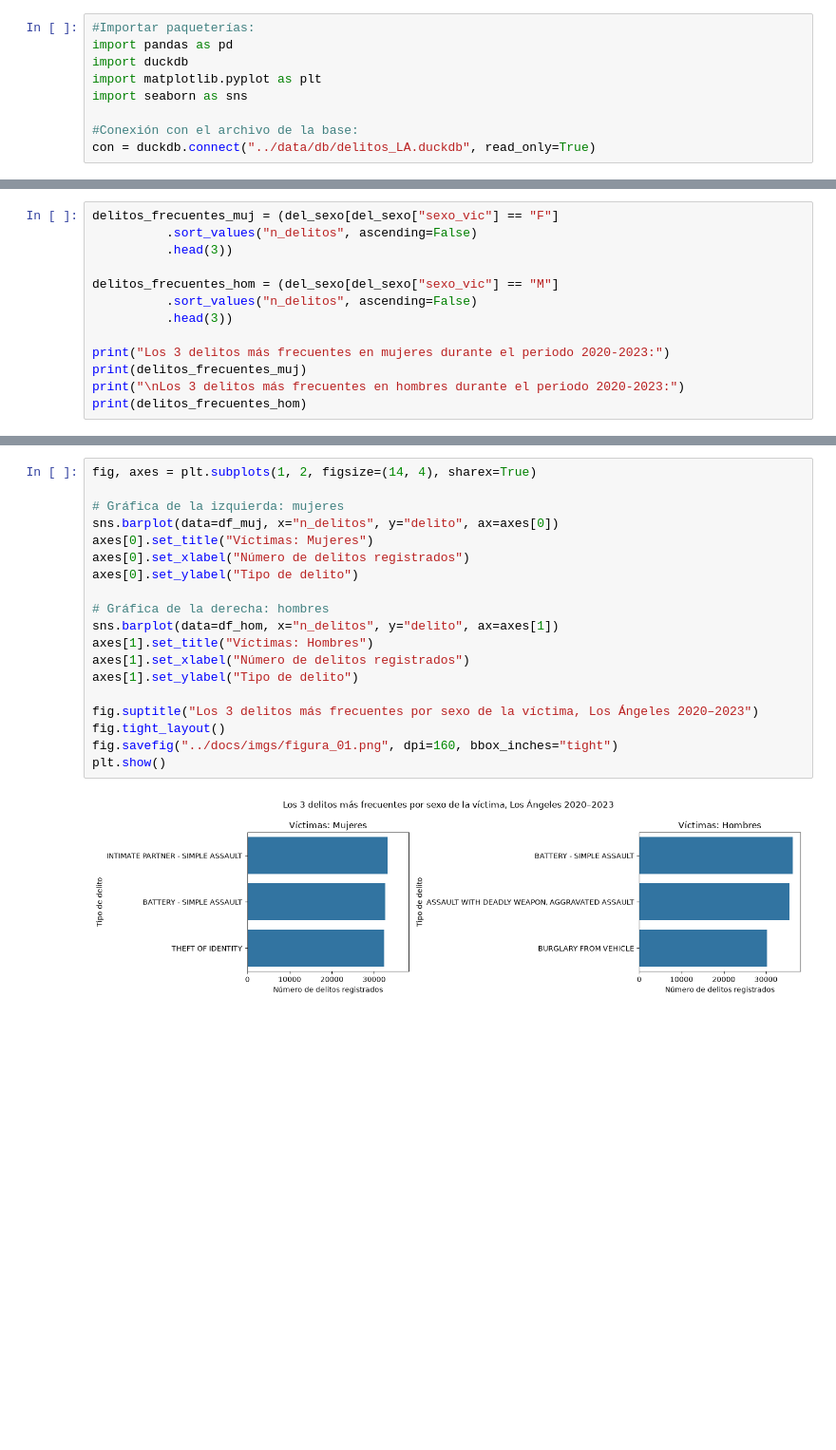
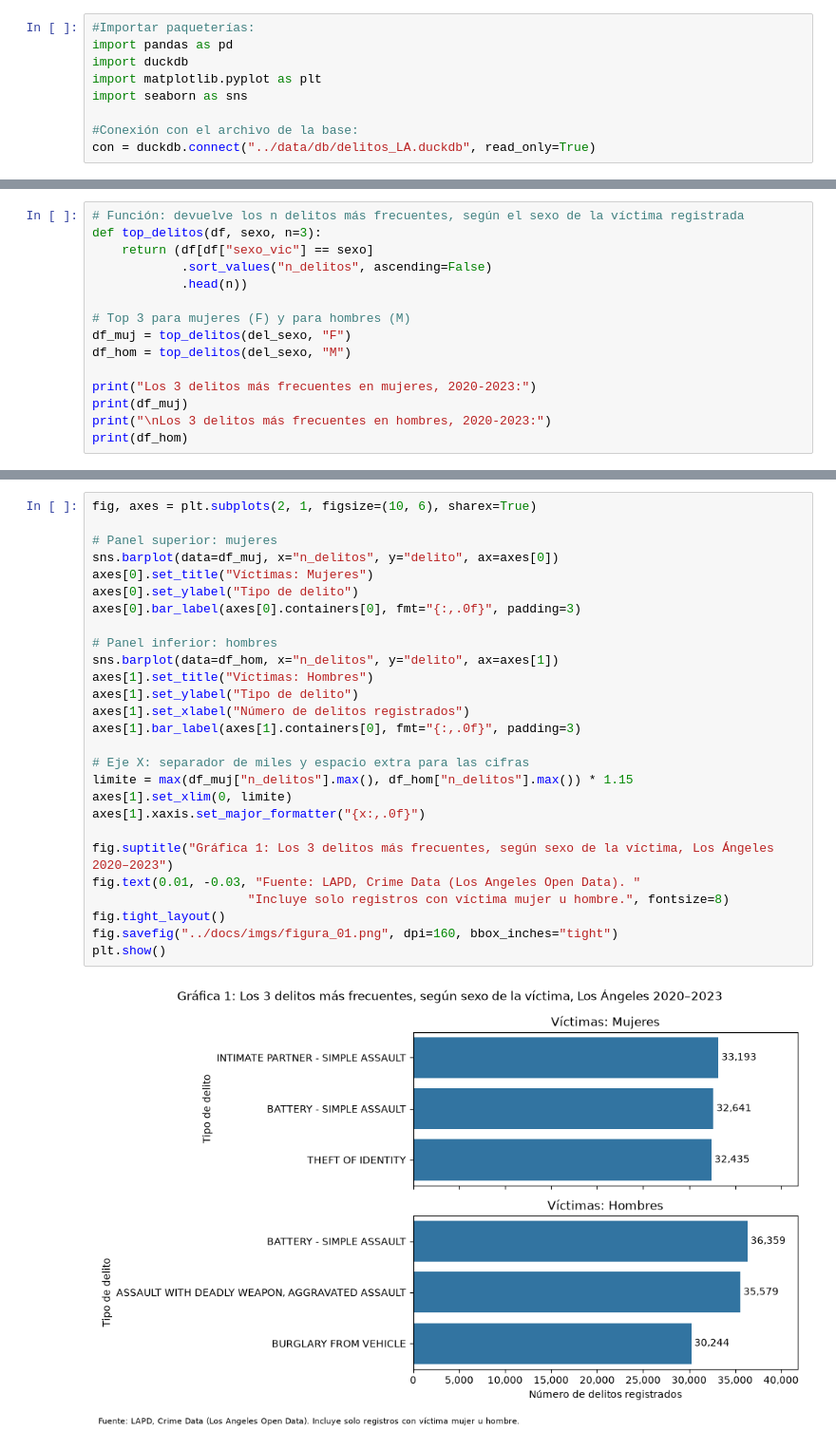
Before and after one commit to dulcetorres220799/progra-gatos, a Jupyter notebook: notebooks/nb02_preguntas_visualizaciones.ipynb, the cells around one changed output, grey strips where cells are left out. Shown at 95% size. Saved outputs shown, nothing was run; the diff lists cells and outputs as text; blank space fills up the shorter version.

Commit message:
Envío nueva versión de notebook02 con las 5 gráficas y ajustes menores en los archivos .sql

```diff
--- a/notebooks/nb02_preguntas_visualizaciones.ipynb
+++ b/notebooks/nb02_preguntas_visualizaciones.ipynb
@@ -20,15 +69,17 @@ del_sexo = con.execute("SELECT * FROM model.del_sexo").df()
 del_area = con.execute("SELECT * FROM model.del_area").df()
 # %%
-delitos_frecuentes_muj = (del_sexo[del_sexo["sexo_vic"] == "F"]
-          .sort_values("n_delitos", ascending=False)
-          .head(3))
+# Función: devuelve los n delitos más frecuentes, según el sexo de la víctima registrada
+def top_delitos(df, sexo, n=3):
+    return (df[df["sexo_vic"] == sexo]
+            .sort_values("n_delitos", ascending=False)
+            .head(n))
 
-delitos_frecuentes_hom = (del_sexo[del_sexo["sexo_vic"] == "M"]
-          .sort_values("n_delitos", ascending=False)
-          .head(3))
+# Top 3 para mujeres (F) y para hombres (M)
+df_muj = top_delitos(del_sexo, "F")
+df_hom = top_delitos(del_sexo, "M")
 
-print("Los 3 delitos más frecuentes en mujeres durante el periodo 2020-2023:")
-print(delitos_frecuentes_muj)
-print("\nLos 3 delitos más frecuentes en hombres durante el periodo 2020-2023:")
-print(delitos_frecuentes_hom)
+print("Los 3 delitos más frecuentes en mujeres, 2020-2023:")
+print(df_muj)
+print("\nLos 3 delitos más frecuentes en hombres, 2020-2023:")
+print(df_hom)
 # %% [output]
@@ -46,22 +97,30 @@ Los 3 delitos más frecuentes en hombres durante el periodo 2020-2023:
 # %%
-fig, axes = plt.subplots(1, 2, figsize=(14, 4), sharex=True)
+fig, axes = plt.subplots(2, 1, figsize=(10, 6), sharex=True)
 
-# Gráfica de la izquierda: mujeres
+# Panel superior: mujeres
 sns.barplot(data=df_muj, x="n_delitos", y="delito", ax=axes[0])
 axes[0].set_title("Víctimas: Mujeres")
-axes[0].set_xlabel("Número de delitos registrados")
 axes[0].set_ylabel("Tipo de delito")
+axes[0].bar_label(axes[0].containers[0], fmt="{:,.0f}", padding=3)
 
-# Gráfica de la derecha: hombres
+# Panel inferior: hombres
 sns.barplot(data=df_hom, x="n_delitos", y="delito", ax=axes[1])
 axes[1].set_title("Víctimas: Hombres")
+axes[1].set_ylabel("Tipo de delito")
 axes[1].set_xlabel("Número de delitos registrados")
-axes[1].set_ylabel("Tipo de delito")
+axes[1].bar_label(axes[1].containers[0], fmt="{:,.0f}", padding=3)
 
-fig.suptitle("Los 3 delitos más frecuentes por sexo de la víctima, Los Ángeles 2020–2023")
+# Eje X: separador de miles y espacio extra para las cifras
+limite = max(df_muj["n_delitos"].max(), df_hom["n_delitos"].max()) * 1.15
+axes[1].set_xlim(0, limite)
+axes[1].xaxis.set_major_formatter("{x:,.0f}")
+
+fig.suptitle("Gráfica 1: Los 3 delitos más frecuentes, según sexo de la víctima, Los Ángeles 2020–2023")
+fig.text(0.01, -0.03, "Fuente: LAPD, Crime Data (Los Angeles Open Data). "
+                     "Incluye solo registros con víctima mujer u hombre.", fontsize=8)
 fig.tight_layout()
 fig.savefig("../docs/imgs/figura_01.png", dpi=160, bbox_inches="tight")
 plt.show()
 # %% [output]
-[figure, old version]
+[figure, new version]
 # %% [markdown]
```
Also changed, not shown: parts of 24 cells of this notebook, 7 other files.
